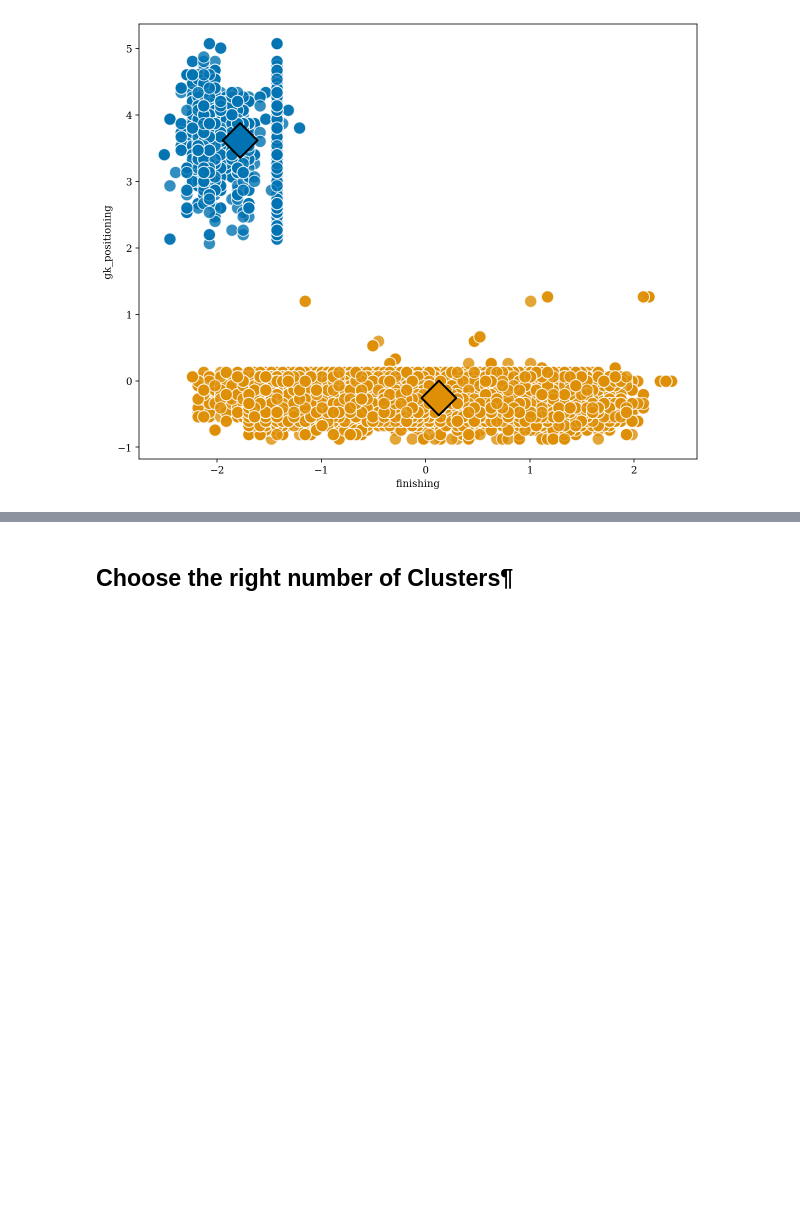
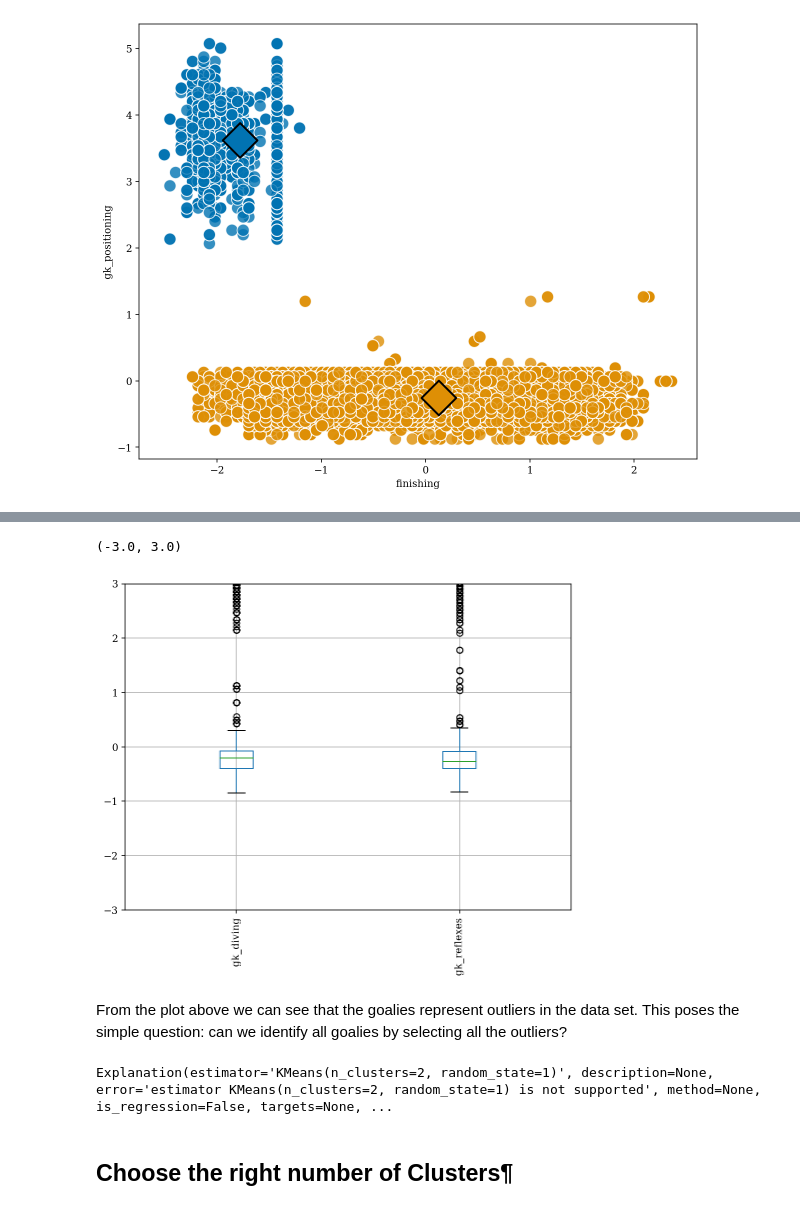
Before and after one commit to mamerchandmedi/Field_positions_classification, a Jupyter notebook: Player_Positions_KMEANS.ipynb, the cells around one changed output, grey strips where cells are left out. Cells and saved outputs as stored; diff of their text form; code cells hidden in the pictures; blank space fills up the shorter version.

```diff
--- a/Player_Positions_KMEANS.ipynb
+++ b/Player_Positions_KMEANS.ipynb
@@ -156,3 +184,16 @@ ax = sns.scatterplot(data = cluster_centers,
+# %%
+x[["gk_diving","gk_reflexes"]].boxplot(rot=90)
+plt.ylim(-3,3)
+# %% [output]
+(-3.0, 3.0)
+[figure, added]
+# %% [markdown]
+From the plot above we can see that the goalies represent outliers in the data set. This poses the simple question: can we identify all goalies by selecting all the outliers?
+# %%
+import eli5
+eli5.explain_weights(kmeans, feature_names=list(x.columns))
+# %% [output]
+Explanation(estimator='KMeans(n_clusters=2, random_state=1)', description=None, error='estimator KMeans(n_clusters=2, random_state=1) is not supported', method=None, is_regression=False, targets=None, ...
 # %% [markdown]
 ## Choose the right number of Clusters¶
 # %%
```
Also changed, not shown: parts of 14 cells of this notebook.
